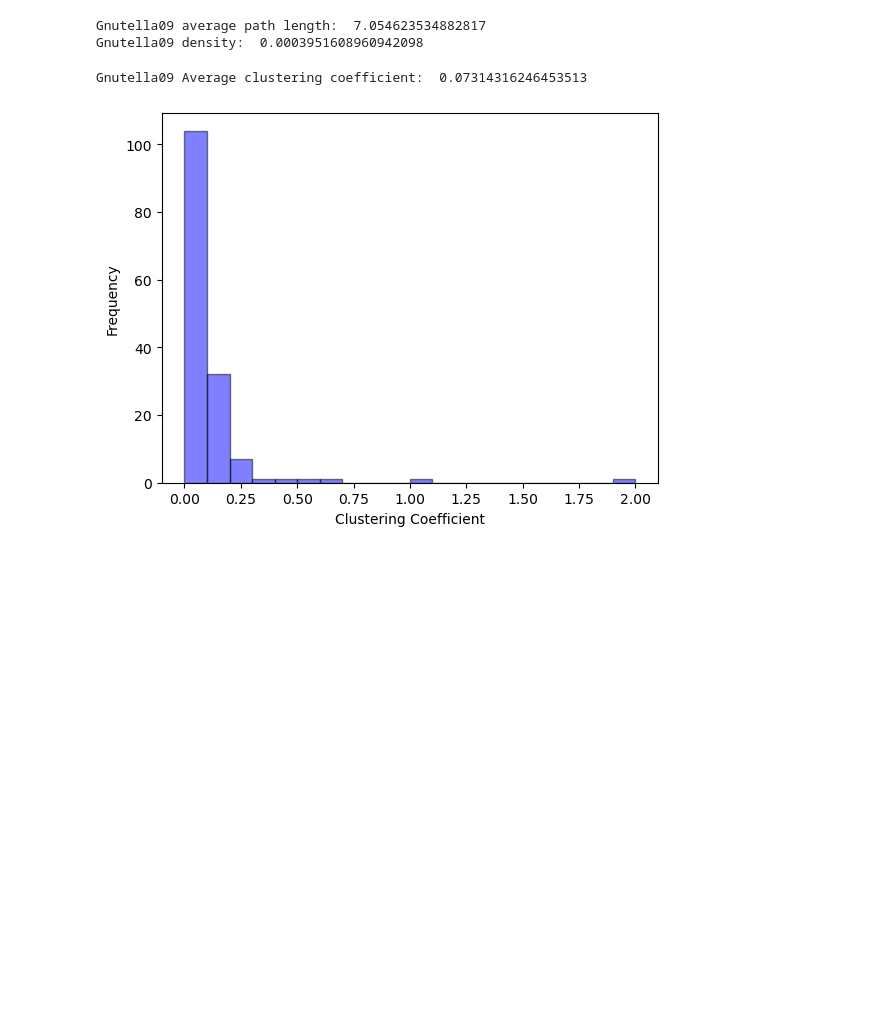
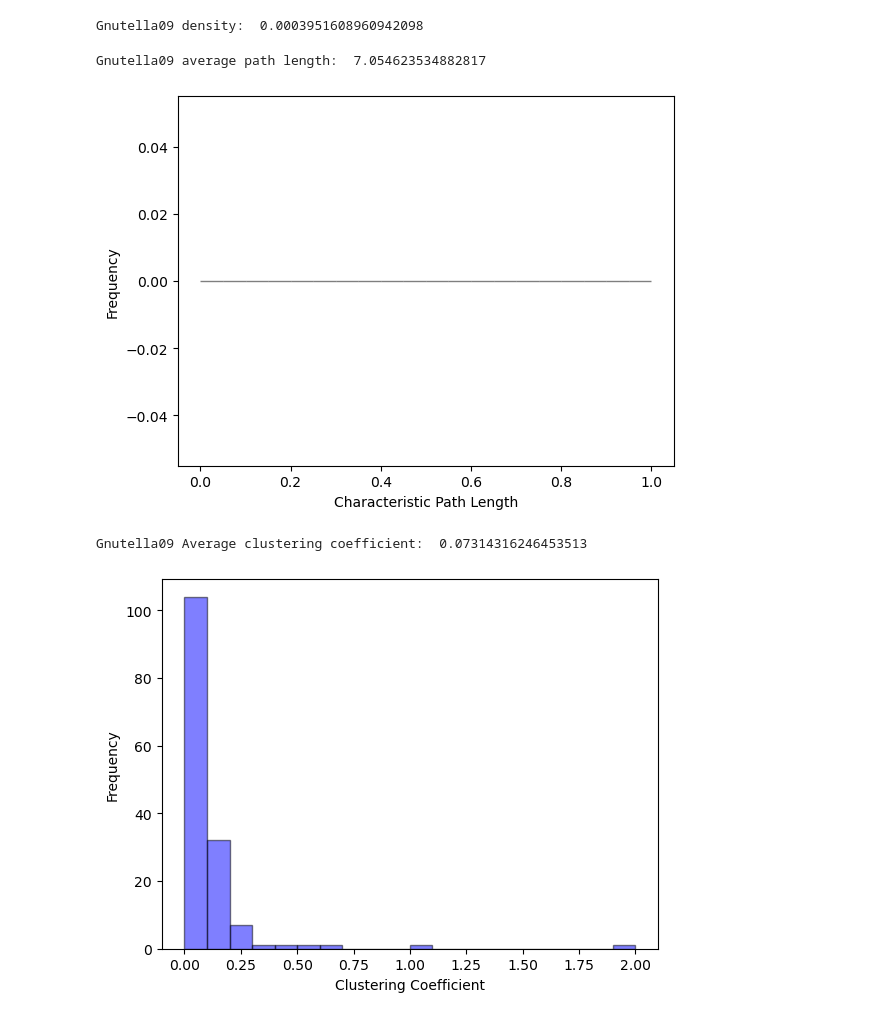
Before and after one commit to pfeifer-j/resilient_networks_ex1, a Jupyter notebook: documentation.ipynb, the cells around one changed output. Saved outputs shown, nothing was run; the diff lists cells and outputs as text; code cells hidden in the pictures; blank space fills up the shorter version.

Commit message:
Now able to compute cohesiveness and cpl

```diff
--- a/documentation.ipynb
+++ b/documentation.ipynb
@@ -54,22 +60,44 @@ input.read_input_file_and_convert(gnutella_file_path, directed=True)
+# %%
+# Density
+print("Gnutella09 density: ", input.computed_density())
+# %% [output]
+Gnutella09 density:  0.0003951608960942098
 # %%
-# Implemented or reserved by Luca
-print("Gnutella09 average path length: ", input.compute_average_path_length())
-print("Gnutella09 density: ", input.computed_density())
+# Persistence under Greedy attack
 # print("Gnutella09 Edge persistence under greedy attack: ", input.todo())
-# %% [output]
-Gnutella09 average path length:  7.054623534882817
-Gnutella09 density:  0.0003951608960942098
+# %%
+# Average Path Length
+print("Gnutella09 average path length: ", input.compute_average_path_length())
+# %% [output]
+Gnutella09 average path length:  7.054623534882817
+# %%
+# Characteristic Path Length for all nodes
+cpls = input.compute_cpl_for_all_nodes()
+
+# Filter out infinite values from the cpls list
+filtered_cpls = [cpl for cpl in cpls if cpl != float('inf')]
+
+# Create a histogram plot for the filtered CPL values
+plt.hist(filtered_cpls, bins=20, alpha=0.5, color='b', edgecolor='k')
+plt.xlabel('Characteristic Path Length')
+plt.ylabel('Frequency')
+
+plt.show()
+# %% [output]
+[figure, added]
+# %%
+# Average Clustering Coefficient
+
+(
+    average_clustering_coefficient,
+    clustering_coefficient_distribution,
+) = input.compute_clustering_coefficient()
+
+print("Gnutella09 Average clustering coefficient: ", average_clustering_coefficient)
+# %% [output]
+Gnutella09 Average clustering coefficient:  0.07314316246453513
 # %%
-# Implemented or reserved by Jan
-
-(
-    average_clustering_coefficient,
-    clustering_coefficient_distribution,
-) = input.compute_clustering_coefficient()
-
-print("Gnutella09 Average clustering coefficient: ", average_clustering_coefficient)
-
-# Create a histogram plot for the clustering coefficient distribution
+# Clustering Coefficient Distribution
 values = list(clustering_coefficient_distribution.keys())
 counts = list(clustering_coefficient_distribution.values())
 
@@ -79,5 +107,4 @@ plt.ylabel('Frequency')
 
 plt.show()
 # %% [output]
-Gnutella09 Average clustering coefficient:  0.07314316246453513
 [figure]
```
Also changed, not shown: parts of 11 cells of this notebook, 2 other files.
